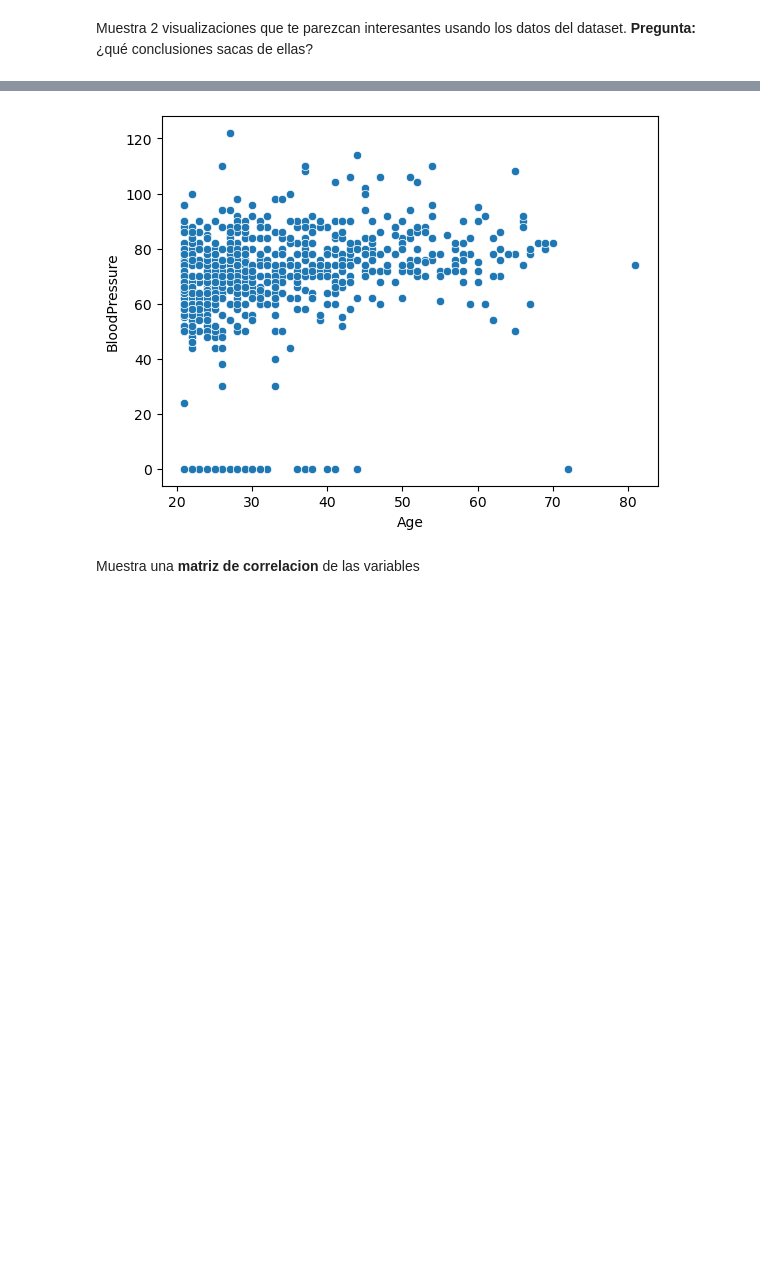
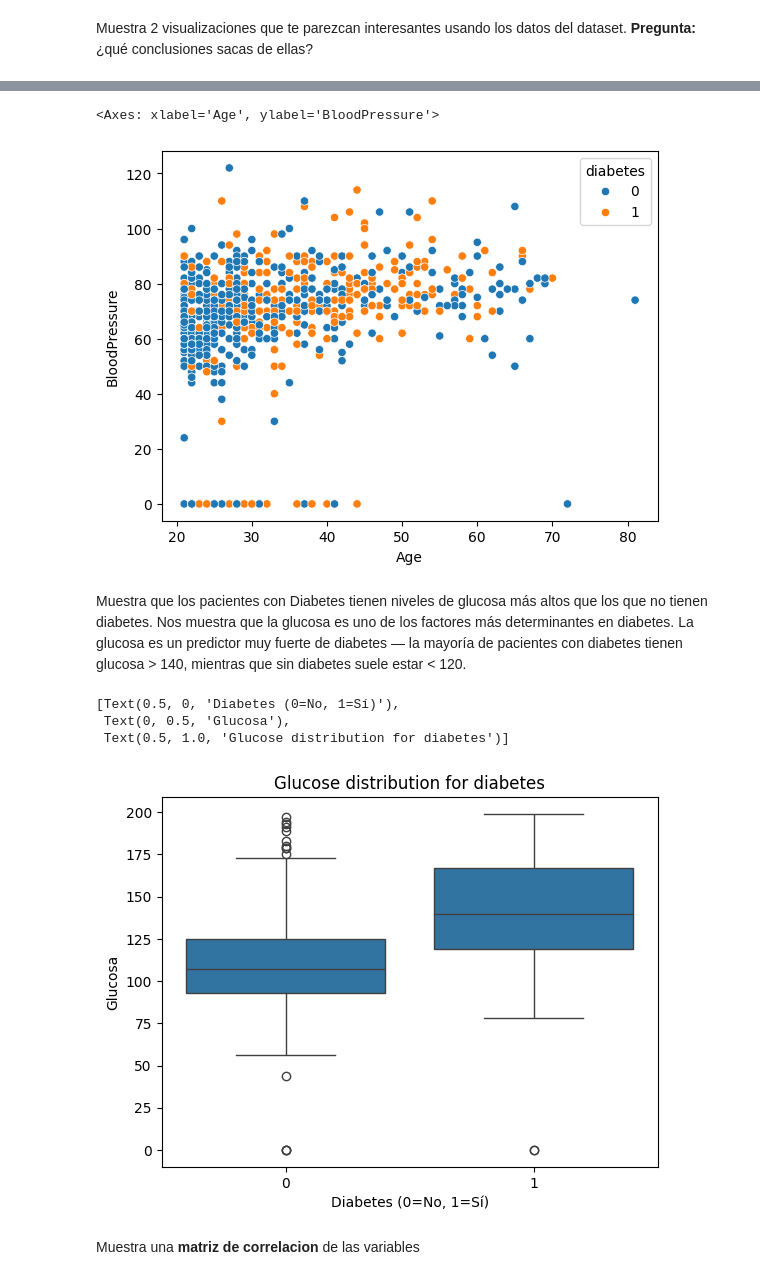
Before and after one commit to magnitopic/saturdaysai-ml, a Jupyter notebook: Week2-Metrics/ML_S2_Challenge.ipynb, the cells around one changed output, grey strips where cells are left out. Cells and saved outputs as stored; diff of their text form; code cells hidden in the pictures; blank space fills up the shorter version.

```diff
--- a/Week2-Metrics/ML_S2_Challenge.ipynb
+++ b/Week2-Metrics/ML_S2_Challenge.ipynb
@@ -224,5 +262,7 @@ Muestra 2 visualizaciones que te parezcan interesantes usando los datos del data
 # %%
 # Visualización 1:
 # Una linea de codigo
+sns.scatterplot(data=df, x='Age', y='BloodPressure', hue='diabetes')
 # %% [output]
+<Axes: xlabel='Age', ylabel='BloodPressure'>
-[figure, old version]
+[figure, new version]
@@ -231,2 +269,14 @@ Muestra 2 visualizaciones que te parezcan interesantes usando los datos del data
+# %% [markdown]
+Muestra que los pacientes con Diabetes tienen niveles de glucosa más altos que los que no tienen diabetes.
+Nos muestra que la glucosa es uno de los factores más determinantes en diabetes.
+La glucosa es un predictor muy fuerte de diabetes — la mayoría de pacientes con diabetes tienen glucosa > 140, mientras que sin diabetes suele estar < 120.
+# %%
+# Visualización 2:
+sns.boxplot(data=df, x='diabetes', y='Glucose').set(xlabel='Diabetes (0=No, 1=Sí)', ylabel='Glucosa', title='Glucose distribution for diabetes')
+# %% [output]
+[Text(0.5, 0, 'Diabetes (0=No, 1=Sí)'),
+ Text(0, 0.5, 'Glucosa'),
+ Text(0.5, 1.0, 'Glucose distribution for diabetes')]
+[figure, added]
 # %% [markdown]
 Muestra una **matriz de correlacion** de las variables
```
Also changed, not shown: parts of 47 cells of this notebook, 2 other files.
